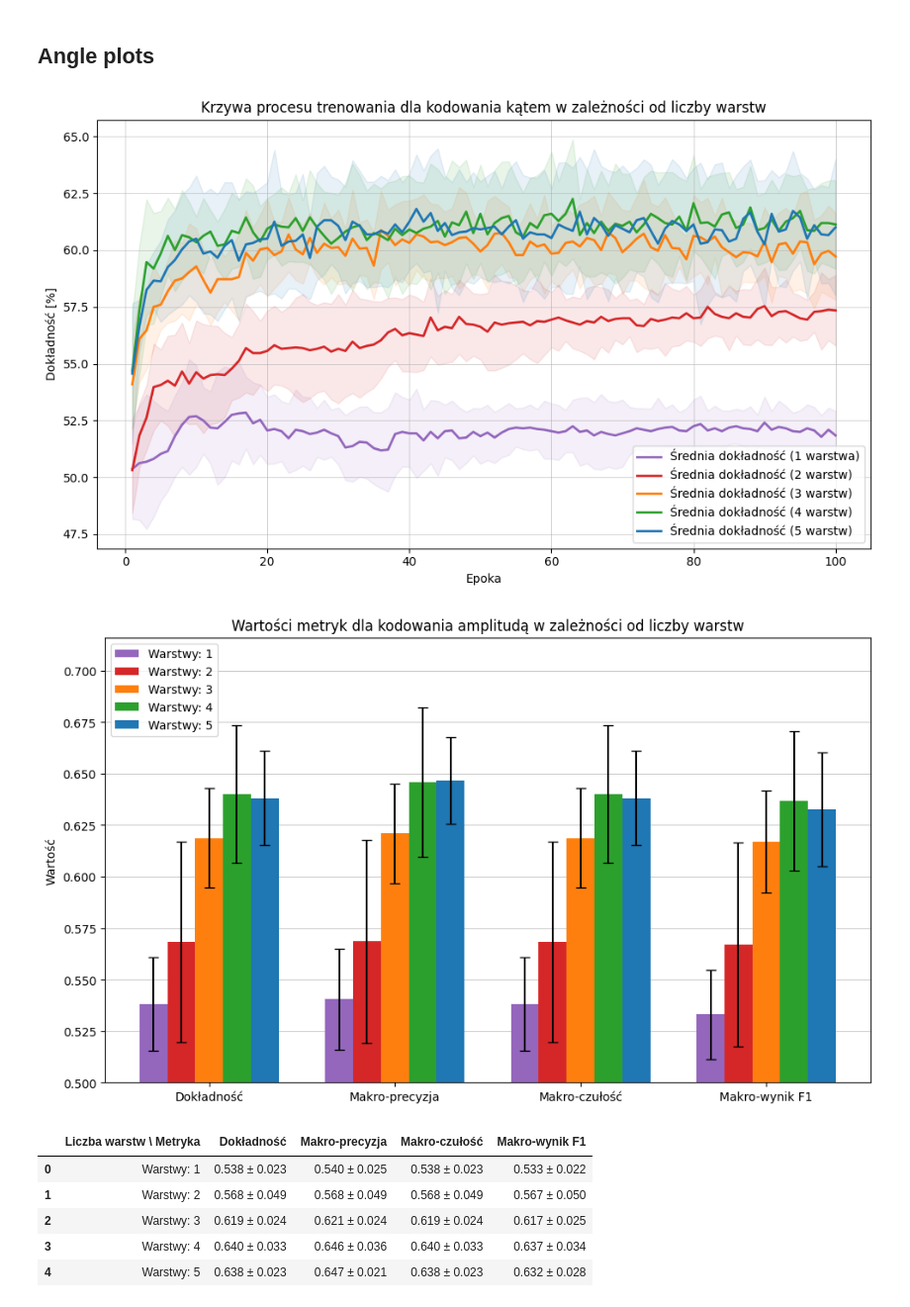
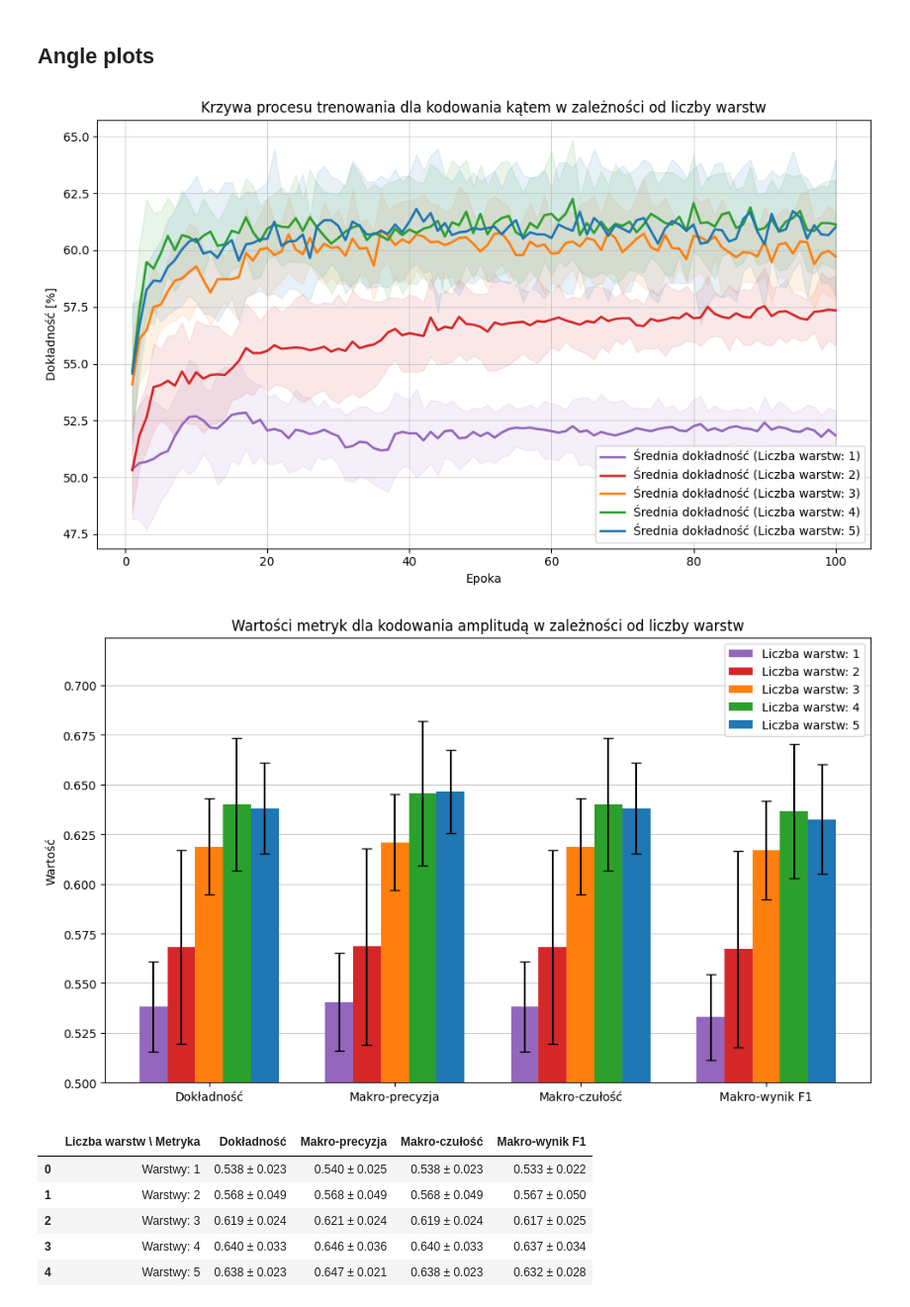
Before and after one commit to AdrianPanasiewicz/QML_for_radar_classification, a Jupyter notebook: MachineLearning/training_pipeline.ipynb, the cells around one changed output. Shown at 99% size. Drawn from its saved outputs; the diff is of its cells as text; code cells hidden in the pictures.

```diff
--- a/MachineLearning/training_pipeline.ipynb
+++ b/MachineLearning/training_pipeline.ipynb
@@ -796,7 +937,7 @@ for i in range(1, 6):
         metric_dict,
         ax=ax,
         color=colors[i-1],
-        label_suffix=f"({i} warstwa)" if i==1 else f"({i} warstw)",
+        label_suffix=f"(Liczba warstw: {i})",
         include_stds_labels=False,
         std_transparency=0.1
 
@@ -837,7 +978,7 @@ x = np.arange(len(metrics_keys))
 width = 0.15
 
 for idx, i in enumerate(range(1, 6)):
-    offset = (idx - 2) * width
+    offset = (idx - 1) * width
     ax.bar(
         x + offset,
         all_means[i],
@@ -846,7 +987,7 @@ for idx, i in enumerate(range(1, 6)):
         color=colors[idx],
         # edgecolor="gray",
         linewidth=1,
-        label=f"Warstwy: {i}",
+        label=f"Liczba warstw: {i}",
         capsize=4,
         zorder=3
     )
@@ -856,7 +997,7 @@ ax.set_xticklabels(metrics_keys_pl)
 ax.set_title("Wartości metryk dla kodowania amplitudą w zależności od liczby warstw")
 ax.set_ylabel("Wartość")
 ax.legend()
-ax.set_ylim([0.5,None])
+ax.set_ylim([0.5,0.749])
 ax.set_axisbelow(True)
 ax.grid(True, axis='y', alpha=1)
 plt.tight_layout()
@@ -919,7 +1060,7 @@ for i in range(1, 6):
         metric_dict,
         ax=ax,
         color=colors[i-1],
-        label_suffix=f"({i} warstwa)" if i==1 else f"({i} warstw)",
+        label_suffix=f"(Liczba warstw: {i})",
         include_stds_labels=False,
         std_transparency=0.1
 
@@ -930,7 +1071,7 @@ ax.set_title("Krzywa procesu trenowania dla kodowania kątem w zależności od l
 plt.tight_layout()
 plt.show()
 # %% [output]
-[figure, old version]
+[figure, new version]
 # %%
 fig, ax = plt.subplots(figsize=(10, 6))
 plotter = DataVisualizer(language="polish")
@@ -956,36 +1097,36 @@ for i in range(1, 6):
         all_means[i].append(float(stats[key][0]))
         all_stds[i].append(float(stats[key][1]))
 
 x = np.arange(len(metrics_keys))
 width = 0.15
 
 for idx, i in enumerate(range(1, 6)):
     offset = (idx - 2) * width
     ax.bar(
         x + offset,
         all_means[i],
         width,
         yerr=all_stds[i],
         color=colors[idx],
         # edgecolor="gray",
         linewidth=1,
-        label=f"Warstwy: {i}",
+        label=f"Liczba warstw: {i}",
         capsize=4,
         zorder=3
     )
 
 ax.set_xticks(x)
 ax.set_xticklabels(metrics_keys_pl)
 ax.set_title("Wartości metryk dla kodowania amplitudą w zależności od liczby warstw")
 ax.set_ylabel("Wartość")
 ax.legend()
-ax.set_ylim([0.5,None])
+ax.set_ylim([0.5,0.724])
 ax.set_axisbelow(True)
 ax.grid(True, axis='y', alpha=1)
 plt.tight_layout()
 plt.show()
 # %% [output]
-[figure, old version]
+[figure, new version]
 # %%
 metrics_keys = ["accuracy", "precision", "recall", "f1"]
 sig_digits = 3
```
Also changed, not shown: parts of 19 cells of this notebook, 5 other files.
